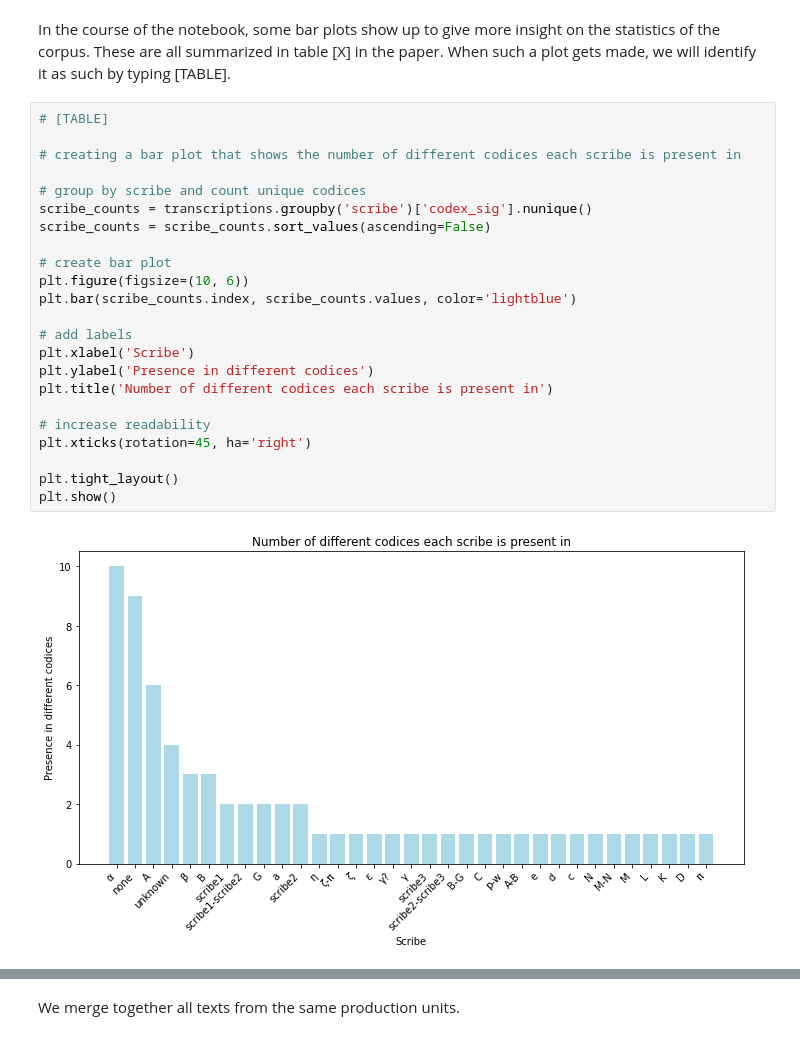
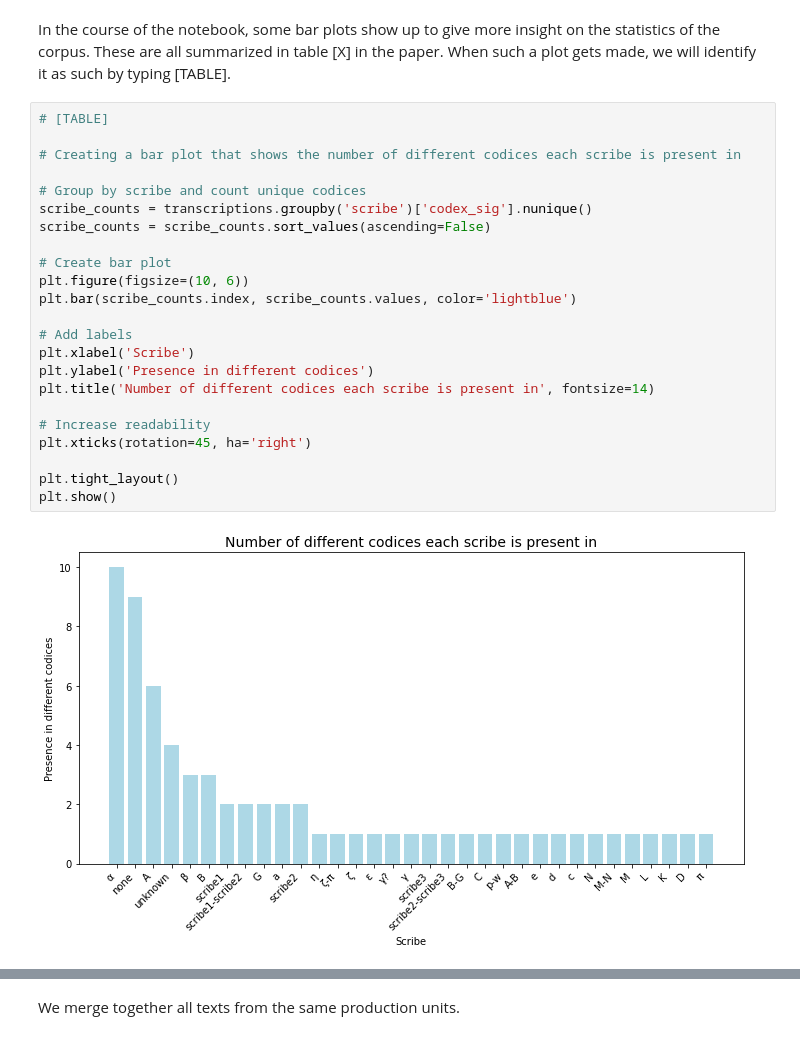
Before and after one commit to Caroline-Vandyck/making-characters-count, a Jupyter notebook: Making Characters Count.ipynb, the cells around one changed output, grey strips where cells are left out. Drawn from its saved outputs; the diff is of its cells as text.

```diff
--- a/Making Characters Count.ipynb
+++ b/Making Characters Count.ipynb
@@ -54,26 +54,26 @@ In the course of the notebook, some bar plots show up to give more insight on th
 # %%
 # [TABLE]
 
-# creating a bar plot that shows the number of different codices each scribe is present in
+# Creating a bar plot that shows the number of different codices each scribe is present in
 
-# group by scribe and count unique codices
+# Group by scribe and count unique codices
 scribe_counts = transcriptions.groupby('scribe')['codex_sig'].nunique()
 scribe_counts = scribe_counts.sort_values(ascending=False)
 
-# create bar plot
+# Create bar plot
 plt.figure(figsize=(10, 6))
 plt.bar(scribe_counts.index, scribe_counts.values, color='lightblue')
 
-# add labels
+# Add labels
 plt.xlabel('Scribe')
 plt.ylabel('Presence in different codices')
-plt.title('Number of different codices each scribe is present in')
+plt.title('Number of different codices each scribe is present in', fontsize=14)
 
-# increase readability
+# Increase readability
 plt.xticks(rotation=45, ha='right')
 
 plt.tight_layout()
 plt.show()
 # %% [output]
-[figure, old version]
+[figure, new version]
 # %%
```
Also changed, not shown: parts of 63 cells of this notebook, 2 other files.
